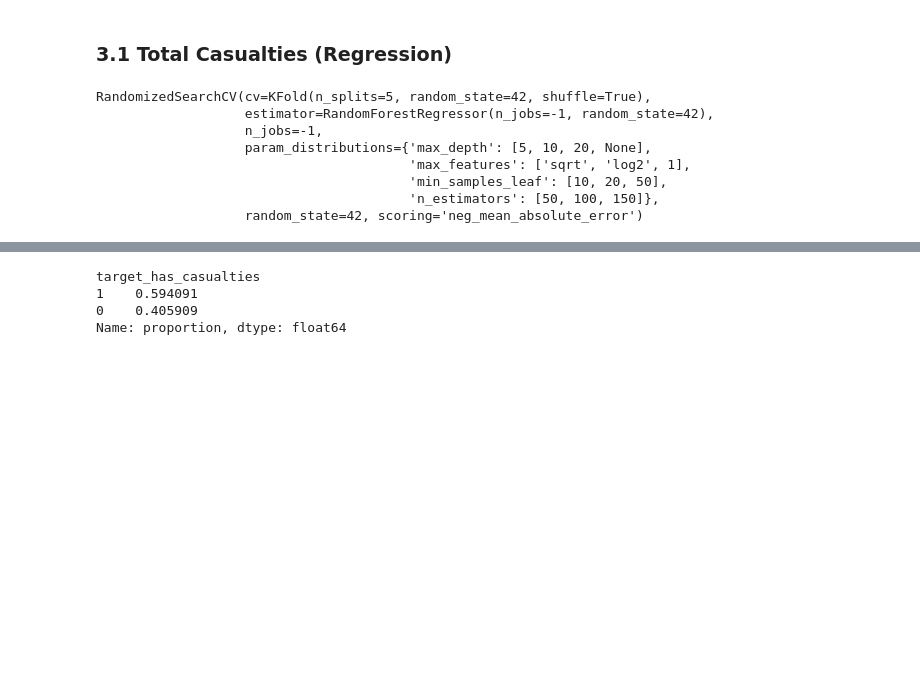
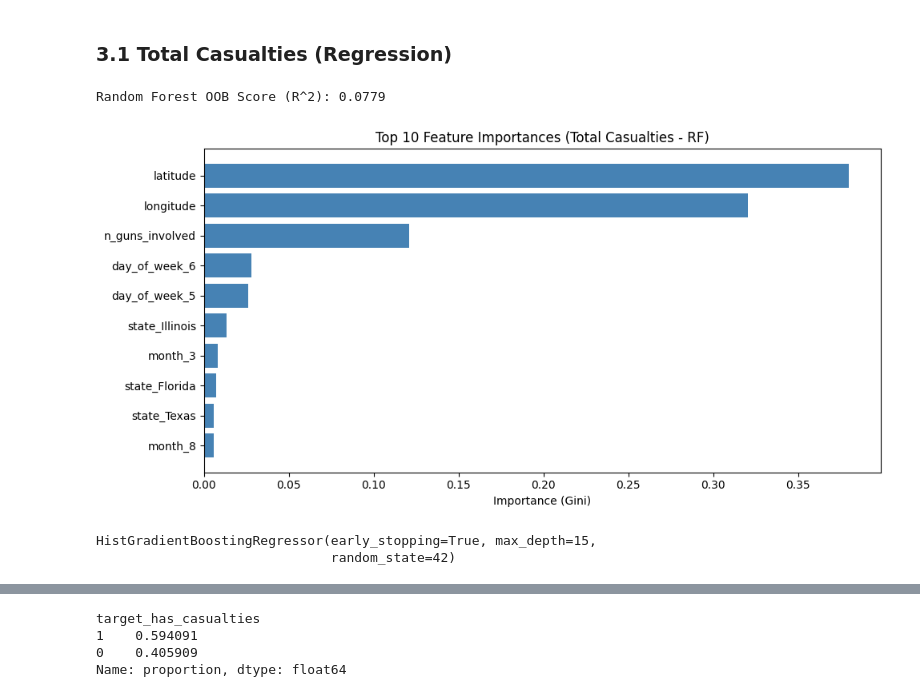
Before and after one commit to Neukz/gun-violence-analysis, a Jupyter notebook: notebooks/incident_severity_modeling.ipynb, the cells around one changed output, grey strips where cells are left out. Saved outputs shown, nothing was run; the diff lists cells and outputs as text; code cells hidden in the pictures; blank space fills up the shorter version.

Commit message:
Add histogram-based gradient boosting for incident severity modeling

```diff
--- a/notebooks/incident_severity_modeling.ipynb
+++ b/notebooks/incident_severity_modeling.ipynb
@@ -36,12 +40,5 @@ np.random.seed(42)
 # %%
 df = pd.read_parquet("../data/incidents.parquet")
-
-# Date features
-df["date"] = pd.to_datetime(df["date"])
-df["year"] = df["date"].dt.year
-df["month"] = df["date"].dt.month
-df["day_of_week"] = df["date"].dt.dayofweek
-df["is_weekend"] = df["day_of_week"].isin([5, 6]).astype(int)
 
 # Total causalties
 df["target_total_casualties"] = df["n_killed"] + df["n_injured"]
@@ -52,16 +49,3 @@ df["target_lethality_ratio"] = np.where(
     df["n_killed"] / df["target_total_casualties"],
     np.nan,
 )
-
-
-def get_severity_tier(casualties: int) -> int:
-    if casualties == 0:
-        return 0  # 0: No Casualties
-    elif casualties < 4:
-        return 1  # 1: Minor (1-3 casualties)
-    else:
-        return 2  # 2: Mass Casualty (>= 4 casualties, standard GVA definition)
-
-
-df["target_severity_tier"] = df["target_total_casualties"].apply(get_severity_tier)
-df["target_severity_tier"].value_counts(normalize=True)
@@ -123,12 +123,33 @@ search_tc = RandomizedSearchCV(
-# %%
-search_tc.fit(X_train_tc, y_train_tc)
-# %% [output]
-RandomizedSearchCV(cv=KFold(n_splits=5, random_state=42, shuffle=True),
-                   estimator=RandomForestRegressor(n_jobs=-1, random_state=42),
-                   n_jobs=-1,
-                   param_distributions={'max_depth': [5, 10, 20, None],
-                                        'max_features': ['sqrt', 'log2', 1],
-                                        'min_samples_leaf': [10, 20, 50],
-                                        'n_estimators': [50, 100, 150]},
-                   random_state=42, scoring='neg_mean_absolute_error')
+# %%
+rf_tc = RandomForestRegressor(
+    n_jobs=-1, random_state=42, oob_score=True, min_samples_leaf=20, max_depth=15
+)
+rf_tc.fit(X_train_tc, y_train_tc)
+print(f"Random Forest OOB Score (R^2): {rf_tc.oob_score_:.4f}")
+# %% [output]
+Random Forest OOB Score (R^2): 0.0779
+# %%
+importances_tc = rf_tc.feature_importances_
+top_idx_tc = np.argsort(importances_tc)[-10:]
+
+plt.figure(figsize=(10, 5))
+plt.barh(X.columns[top_idx_tc], importances_tc[top_idx_tc], color="steelblue")
+plt.title("Top 10 Feature Importances (Total Casualties - RF)")
+plt.xlabel("Importance (Gini)")
+plt.tight_layout()
+plt.show()
+# %% [output]
+[figure, added]
+# %%
+hgb_tc = HistGradientBoostingRegressor(
+    random_state=42,
+    early_stopping=True,
+    validation_fraction=0.1,
+    min_samples_leaf=20,
+    max_depth=15,
+)
+hgb_tc.fit(X_train_tc, y_train_tc)
+# %% [output]
+HistGradientBoostingRegressor(early_stopping=True, max_depth=15,
+                              random_state=42)
 # %%
```
Also changed, not shown: parts of 33 cells of this notebook.
